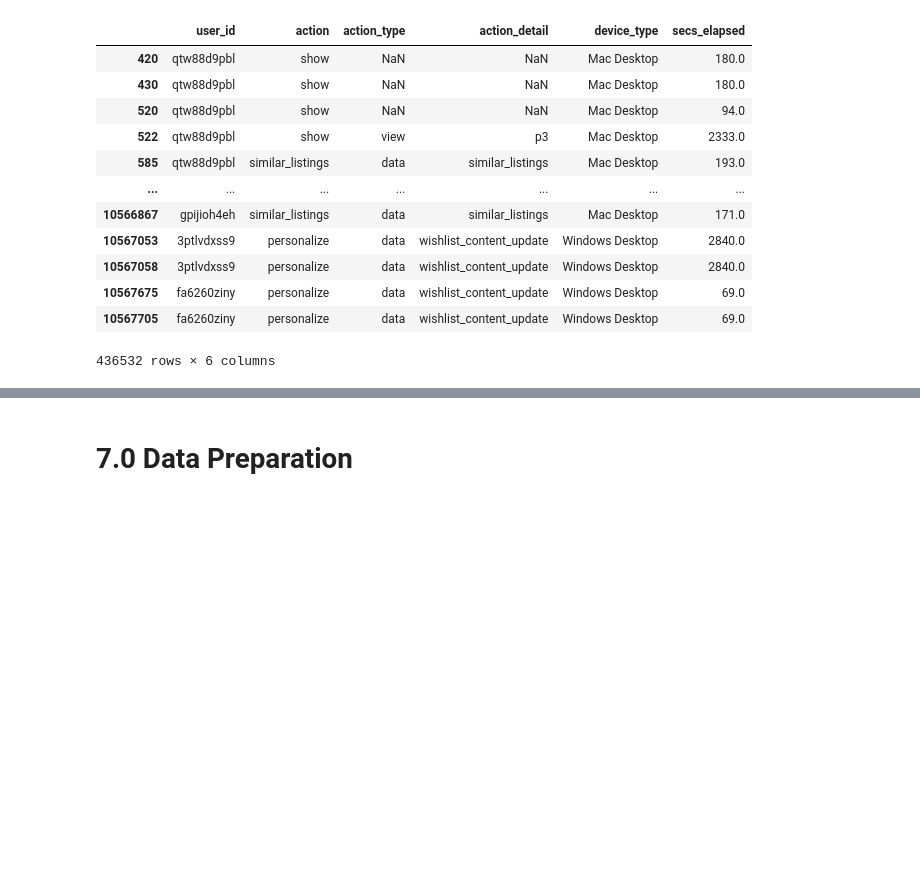
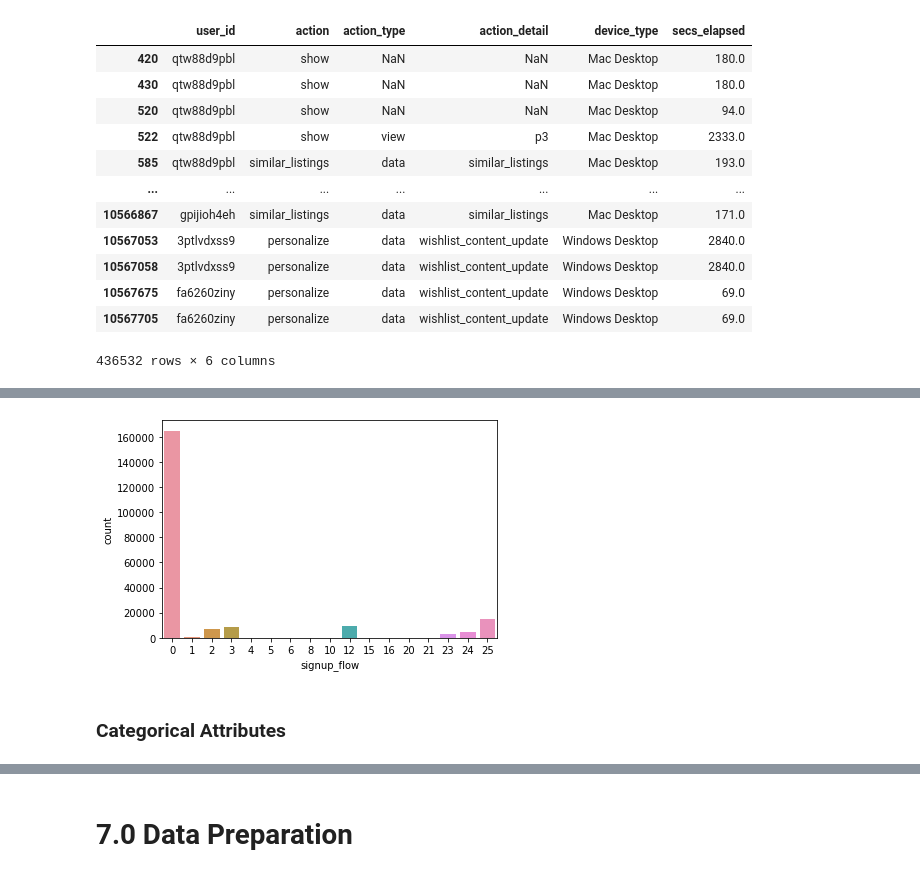
Before and after one commit to AllanCasado/airbnb_predict_first_booking, a Jupyter notebook: notebooks/airbnb.ipynb, the cells around one changed output, grey strips where cells are left out. Cells and saved outputs as stored; diff of their text form; code cells hidden in the pictures; blank space fills up the shorter version.

Commit message:
descriptive statistics and basic data cleaning

```diff
--- a/notebooks/airbnb.ipynb
+++ b/notebooks/airbnb.ipynb
@@ -317,0 +369,7 @@ df_sessions_01[df_sessions_01.duplicated(subset=None, keep=False)]
+# %%
+sns.countplot(data=df_users_02, x='signup_flow')
+plt.show()
+# %% [output]
+[figure, added]
+# %% [markdown]
+### Categorical Attributes
```
Also changed, not shown: parts of 35 cells of this notebook.
